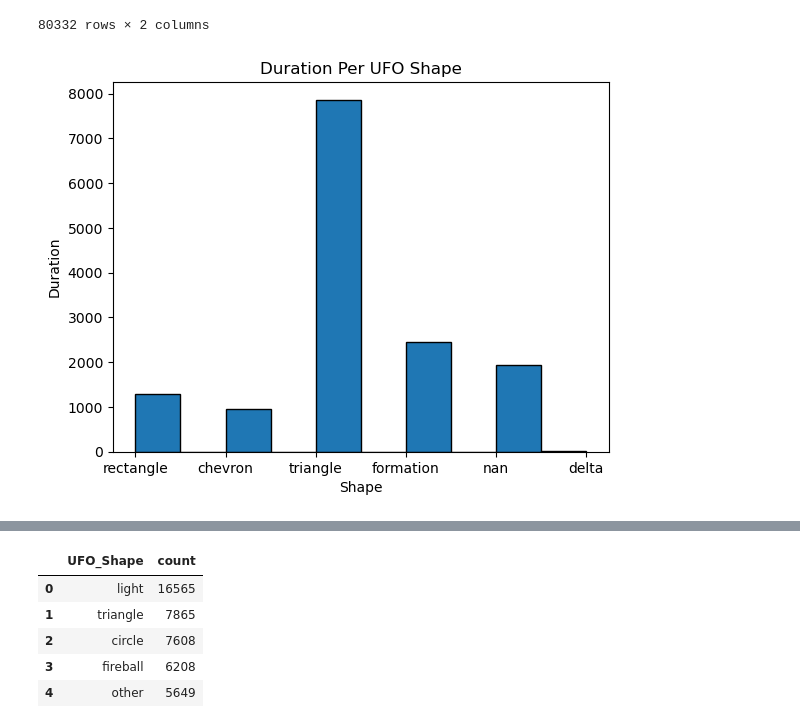
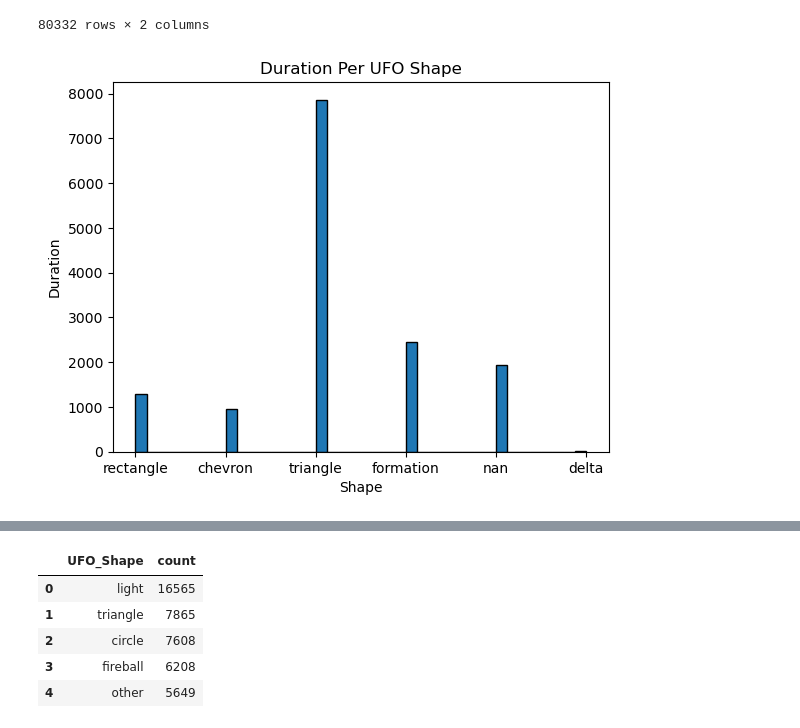
Before and after one commit to wileymartin/test-capstone, a Jupyter notebook: Repo/UFO.ipynb, the cells around one changed output, grey strips where cells are left out. Drawn from its saved outputs; the diff is of its cells as text; code cells hidden in the pictures.

```diff
--- a/Repo/UFO.ipynb
+++ b/Repo/UFO.ipynb
@@ -6,4 +6,4 @@ import seaborn as sns
 # %%
 file_path = 'C:\\DA12\\Projects\\Python\\Projects\\Capstone\\test-capstone\\Data\\archive\\scrubbed.csv'
 
-df = pd.read_csv(file_path,on_bad_lines='warn')
+df = pd.read_excel(file_path,on_bad_lines='warn')
@@ -106,15 +107,15 @@ Shape_Duration
 | 80331 | cigar | 1020.0 |
 80332 rows × 2 columns
 # %%
-plt.hist(Shape_Duration['shape'], bins = 10, edgecolor='black', range=[10, 15])
+plt.hist(Shape_Duration['shape'], bins = 40, edgecolor='black', range=[10, 15])
 
 plt.xlabel('Shape', fontsize=10)
 plt.ylabel('Duration', fontsize=10)
 plt.title('Duration Per UFO Shape')
 
 plt.show()
 # %% [output]
-[figure, old version]
+[figure, new version]
 # %%
 df
 # %% [output]
```
Also changed, not shown: parts of 35 cells of this notebook.
